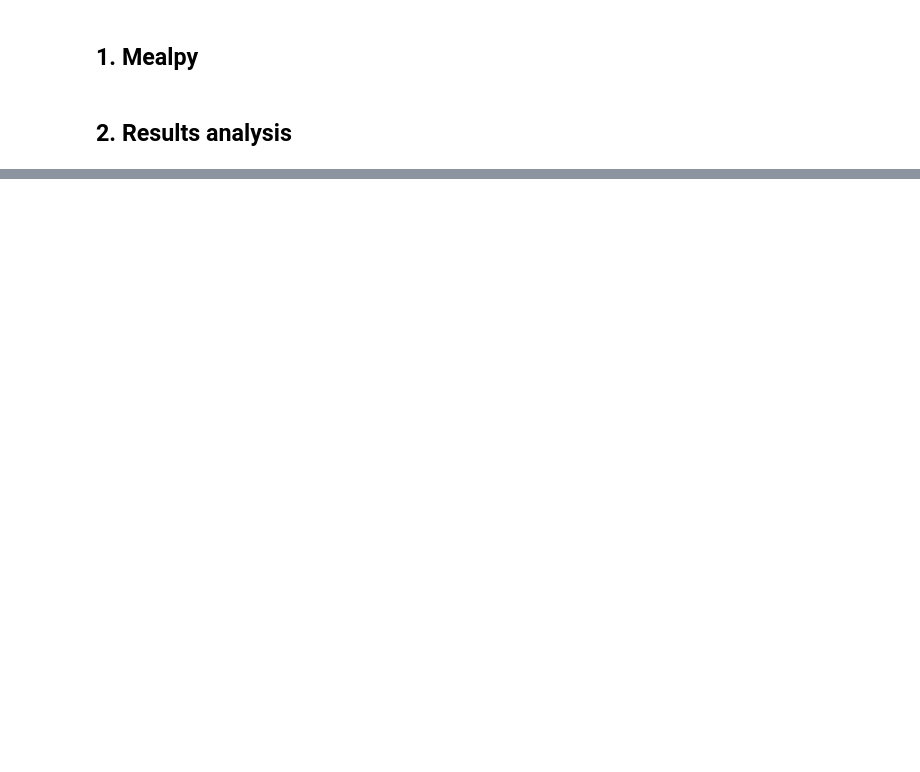
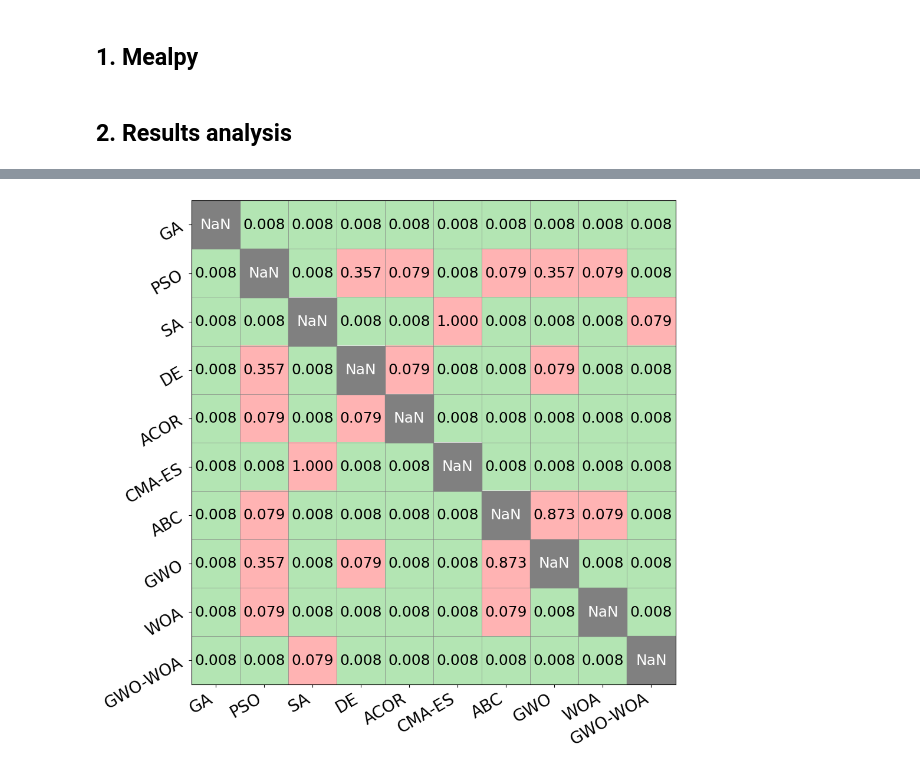
Before and after one commit to DavidMunozValero/GSA_M, a Jupyter notebook: notebooks/old/5.0-Capacity_Allocation.ipynb, the cells around one changed output, grey strips where cells are left out. Saved outputs shown, nothing was run; the diff lists cells and outputs as text; code cells hidden in the pictures; blank space fills up the shorter version.

```diff
--- a/notebooks/old/5.0-Capacity_Allocation.ipynb
+++ b/notebooks/old/5.0-Capacity_Allocation.ipynb
@@ -232,4 +246,4 @@ def transform_columns(df):
     print(df.head())
     return df
 
-df_history_old = transform_columns(df_history_old)
+df_history = transform_columns(df_history)
@@ -258,7 +308,7 @@ from src.timetabling_problem import MPTT
 
 # Define new revenue maximization object for results analysis
 mptt = MPTT(requested_schedule=requested_schedule,
-            revenue_behaviour=revenue_behaviour,
+            revenue_behavior=revenue_behavior,
             line=line,
             safe_headway=10)
 
@@ -304,6 +362,8 @@ df_pop
 # %%
 # Save df_pop
 df_pop.to_csv('df_pop_5_opti_fit_top3_GA_ACOR_DE.csv', sep=";", index=False)
+# %%
+df_pop = pd.read_csv('../../reports/mealpy/df_pop_5_opti_fit_top3_GA_ACOR_DE.csv', sep=";")
 # %%
 # Prepare dataframe for boxplot
 rows = []
@@ -338,7 +419,7 @@ sns_box_plot(df=df_boxplot_filtered,
 # Table with results by run
 
 sm = RevenueMaximization(requested_schedule=requested_schedule,
-                         revenue_behaviour=revenue_behaviour,
+                         revenue_behavior=revenue_behavior,
                          line=line,
                          safe_headway=10)
 
@@ -666,6 +902,49 @@ plt.tight_layout()
 plt.savefig("../figures/p_values_confusion_matrix_5_seed_opti_df_history.pdf", format='pdf', dpi=300, bbox_inches='tight', transparent=True)
 
 plt.show()
+# %%
+import matplotlib.pyplot as plt
+from matplotlib import colors
+import numpy as np
+import pandas as pd
+
+cmap = colors.ListedColormap(['#b3e5b3', '#ffb3b3'])
+bounds = [0, 0.05, 1]
+norm = colors.BoundaryNorm(bounds, cmap.N)
+
+names = ["GA", "PSO", "SA", "DE", "ACOR", "CMA-ES", "ABC", "GWO", "WOA", "GWO-WOA"]
+plt.figure(figsize=(10, 10))
+plt.imshow(df_p_values, cmap=cmap, norm=norm, interpolation='nearest')
+# plt.colorbar(label='P-value', shrink=0.8)
+plt.xticks(range(df_p_values.shape[1]), names, rotation=30, ha='right', fontsize=20)
+plt.yticks(range(df_p_values.shape[0]), names, rotation=30, fontsize=20)
+#plt.title('Algorithm Pairwise Comparison: p-Values', fontweight='bold', fontsize=30)
+
+for i in range(df_p_values.shape[0]):
+    for j in range(df_p_values.shape[1]):
+        value = df_p_values.iloc[i, j]
+        if np.isnan(value):
+            display_value = "NaN"
+            text_color = 'white'
+            rect_color = (0.5, 0.5, 0.5)
+            plt.gca().add_patch(plt.Rectangle((j - 0.5, i - 0.5), 1, 1, color=rect_color))
+        else:
+            display_value = f"{value:.3f}"
+            text_color = 'black'
+
+        plt.text(j, i, display_value, ha='center', va='center', color=text_color, fontsize=18)
+
+ax = plt.gca()
+ax.set_xticks(np.arange(-0.5, df_p_values.shape[1], 1), minor=True)
+ax.set_yticks(np.arange(-0.5, df_p_values.shape[0], 1), minor=True)
+ax.grid(which="minor", color='gray', linestyle='-', linewidth=0.5)
+ax.tick_params(which="minor", size=0)
+
+plt.tight_layout()
+plt.savefig("../figures/p_values_confusion_matrix_improved_opti_df_history.pdf", format='pdf', dpi=300, bbox_inches='tight', transparent=True)
+plt.show()
+# %% [output]
+[figure, added]
 # %%
 import matplotlib.pyplot as plt
 from matplotlib import colors
```
Also changed, not shown: parts of 38 cells of this notebook, 5 other files.
